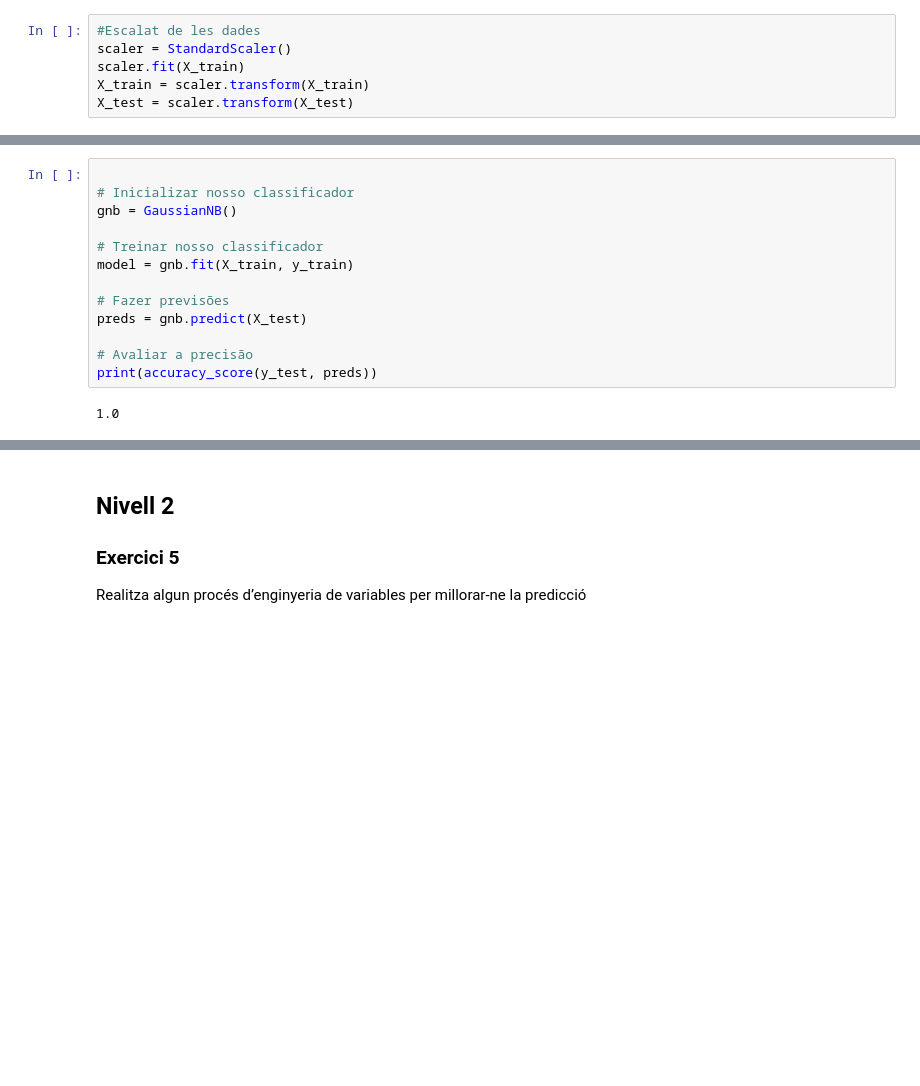
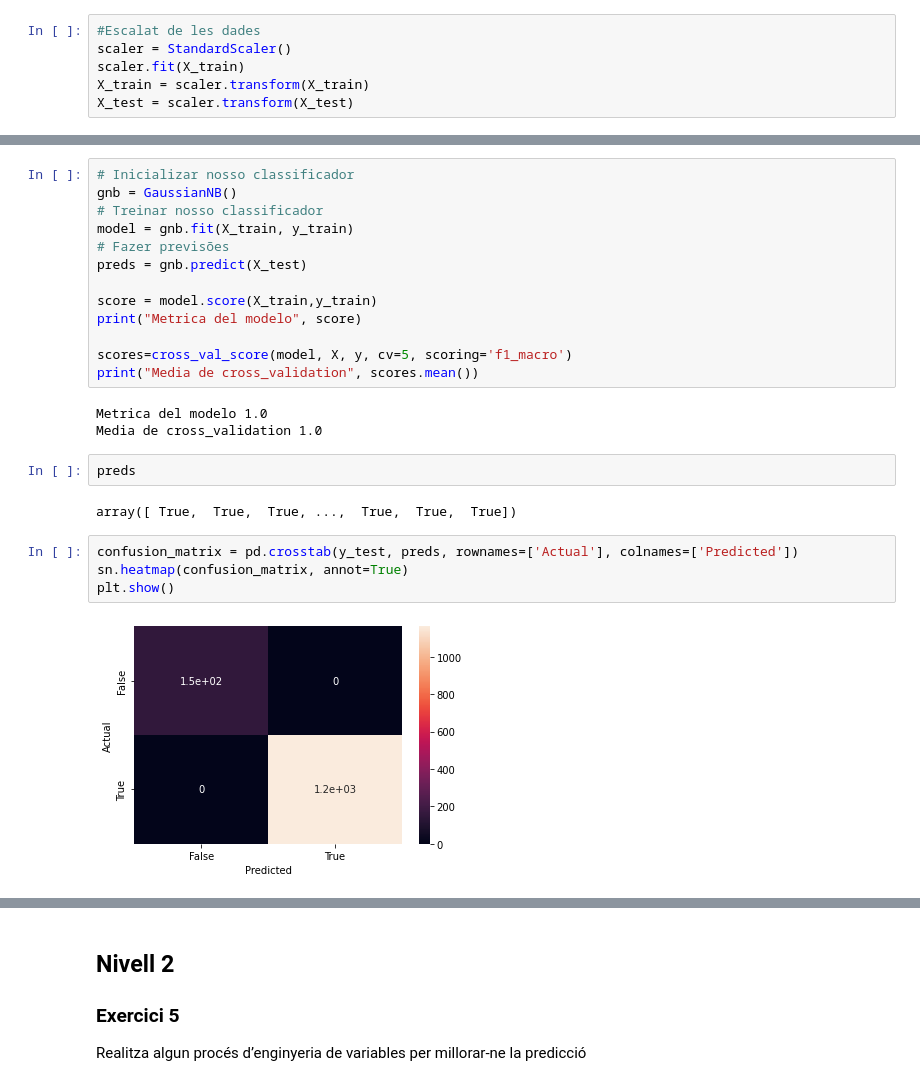
Before and after one commit to mmarcrr/Supervisat_Classificacio, a Jupyter notebook: S10T01.ipynb, the cells around one changed output, grey strips where cells are left out. Saved outputs shown, nothing was run; the diff lists cells and outputs as text; blank space fills up the shorter version.

```diff
--- a/S10T01.ipynb
+++ b/S10T01.ipynb
@@ -95,15 +117,26 @@ Image(graph.create_png())
 # %%
-
 # Inicializar nosso classificador
 gnb = GaussianNB()
-
 # Treinar nosso classificador
 model = gnb.fit(X_train, y_train)
-
 # Fazer previsões
 preds = gnb.predict(X_test)
 
-# Avaliar a precisão
-print(accuracy_score(y_test, preds))
+score = model.score(X_train,y_train)
+print("Metrica del modelo", score)
+
+scores=cross_val_score(model, X, y, cv=5, scoring='f1_macro')
+print("Media de cross_validation", scores.mean())
 # %% [output]
-1.0
+Metrica del modelo 1.0
+Media de cross_validation 1.0
+# %%
+preds
+# %% [output]
+array([ True,  True,  True, ...,  True,  True,  True])
+# %%
+confusion_matrix = pd.crosstab(y_test, preds, rownames=['Actual'], colnames=['Predicted'])
+sn.heatmap(confusion_matrix, annot=True)
+plt.show()
+# %% [output]
+[figure, added]
```
Also changed, not shown: parts of 22 cells of this notebook.
